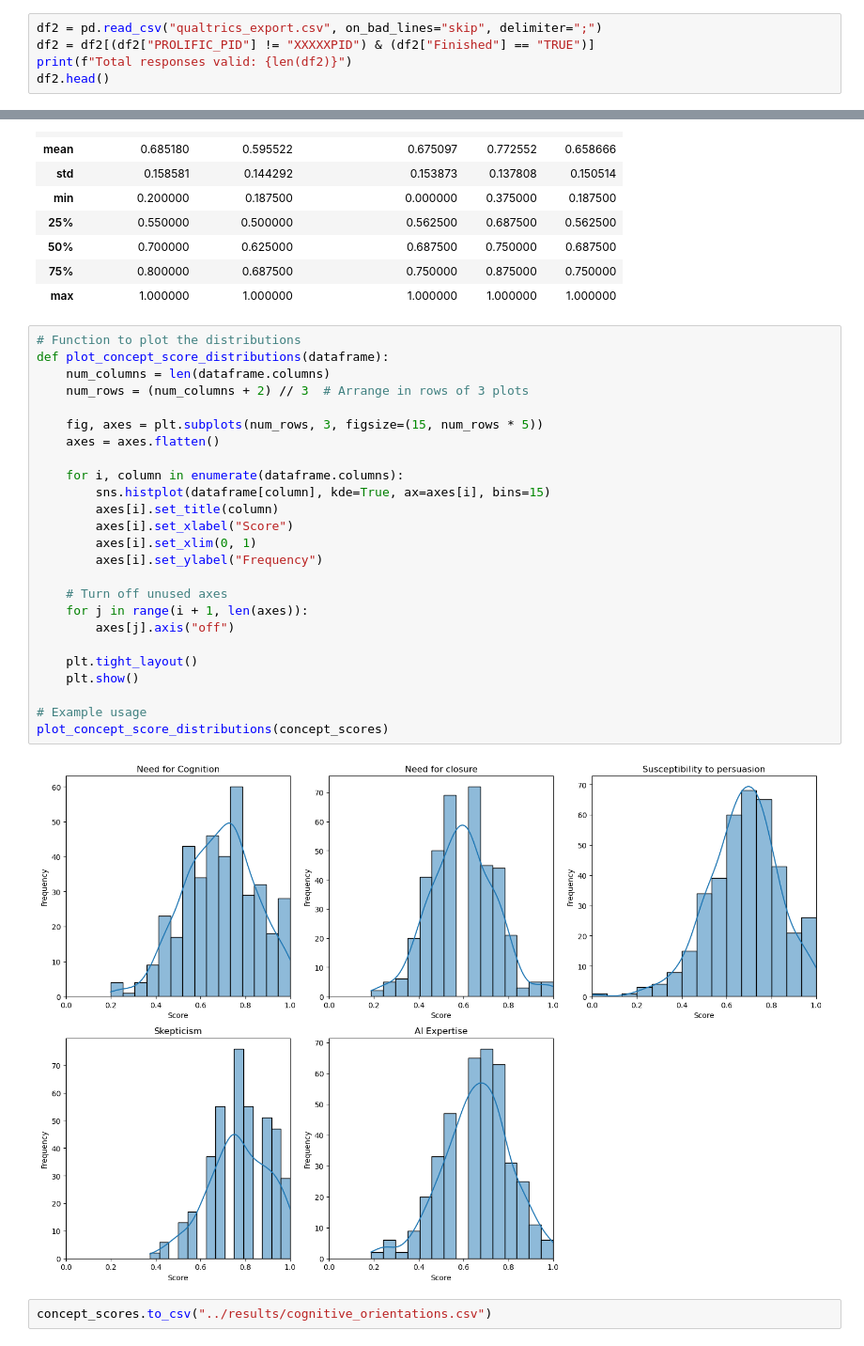
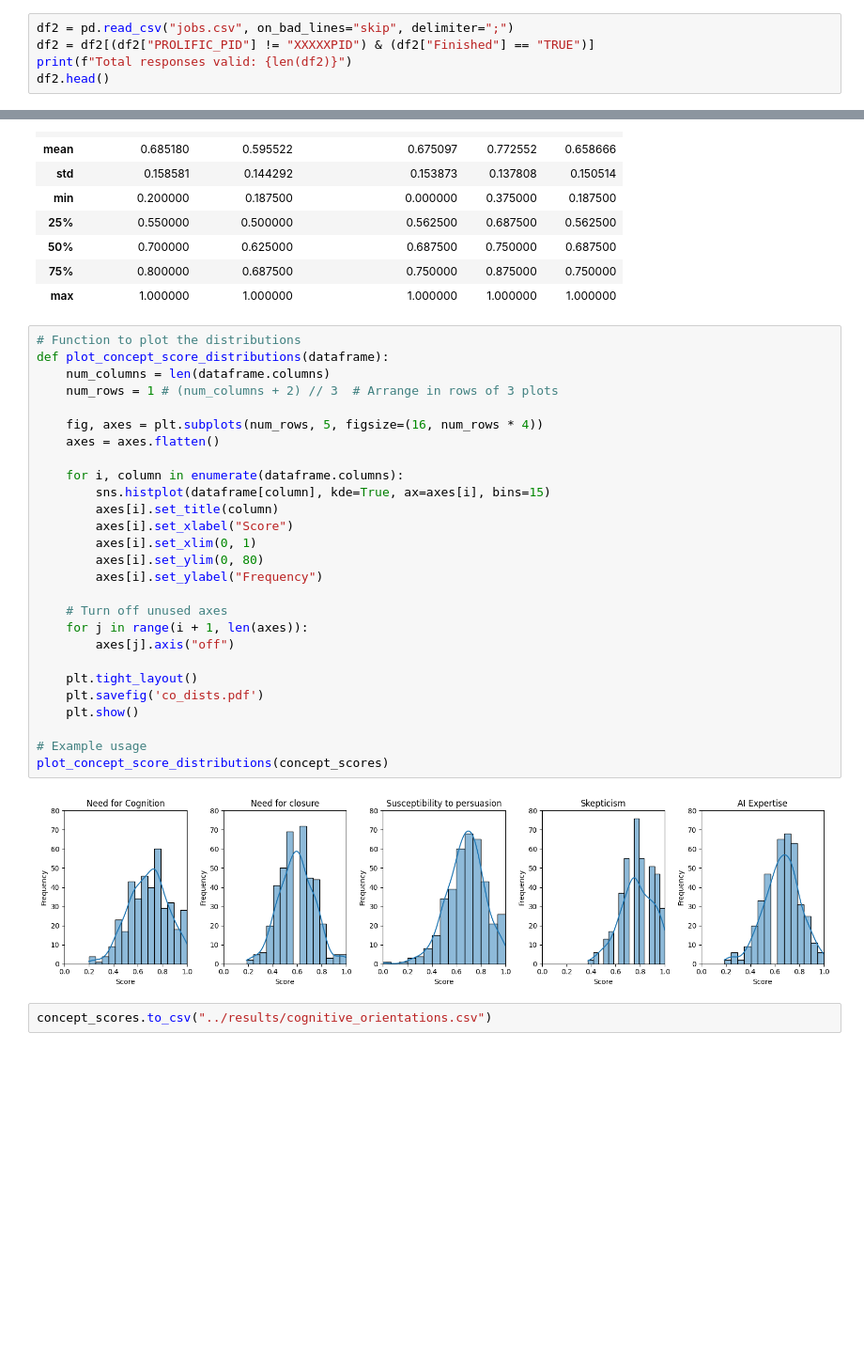
Before and after one commit to Roan-Schellingerhout/TORS, a Jupyter notebook: analysis/CFA.ipynb, the cells around one changed output, grey strips where cells are left out. Shown at 94% size. Saved outputs shown, nothing was run; the diff lists cells and outputs as text; blank space fills up the shorter version.

```diff
--- a/analysis/CFA.ipynb
+++ b/analysis/CFA.ipynb
@@ -26,7 +26,7 @@ Total responses valid: 197
 | 9 | 2025-06-13 15:04:35 | 2025-06-13 15:16:18 | IP Address | NaN | 100 | 703 | True | 2025-06-13 15:16:18 | ... |
 5 rows × 1199 columns
 # %%
-df2 = pd.read_csv("qualtrics_export.csv", on_bad_lines="skip", delimiter=";")
+df2 = pd.read_csv("jobs.csv", on_bad_lines="skip", delimiter=";")
 df2 = df2[(df2["PROLIFIC_PID"] != "XXXXXPID") & (df2["Finished"] == "TRUE")]
 print(f"Total responses valid: {len(df2)}")
 df2.head()
@@ -287,29 +287,31 @@ concept_scores.describe()
 # %%
 # Function to plot the distributions
 def plot_concept_score_distributions(dataframe):
     num_columns = len(dataframe.columns)
-    num_rows = (num_columns + 2) // 3  # Arrange in rows of 3 plots
+    num_rows = 1 # (num_columns + 2) // 3  # Arrange in rows of 3 plots
 
-    fig, axes = plt.subplots(num_rows, 3, figsize=(15, num_rows * 5))
+    fig, axes = plt.subplots(num_rows, 5, figsize=(16, num_rows * 4))
     axes = axes.flatten()
 
     for i, column in enumerate(dataframe.columns):
         sns.histplot(dataframe[column], kde=True, ax=axes[i], bins=15)
         axes[i].set_title(column)
         axes[i].set_xlabel("Score")
         axes[i].set_xlim(0, 1)
+        axes[i].set_ylim(0, 80)
         axes[i].set_ylabel("Frequency")
 
     # Turn off unused axes
     for j in range(i + 1, len(axes)):
         axes[j].axis("off")
 
     plt.tight_layout()
+    plt.savefig('co_dists.pdf')
     plt.show()
 
 # Example usage
 plot_concept_score_distributions(concept_scores)
 # %% [output]
-[figure, old version]
+[figure, new version]
 # %%
 concept_scores.to_csv("../results/cognitive_orientations.csv")
```
Also changed, not shown: parts of 2 cells of this notebook, 17 other files.
